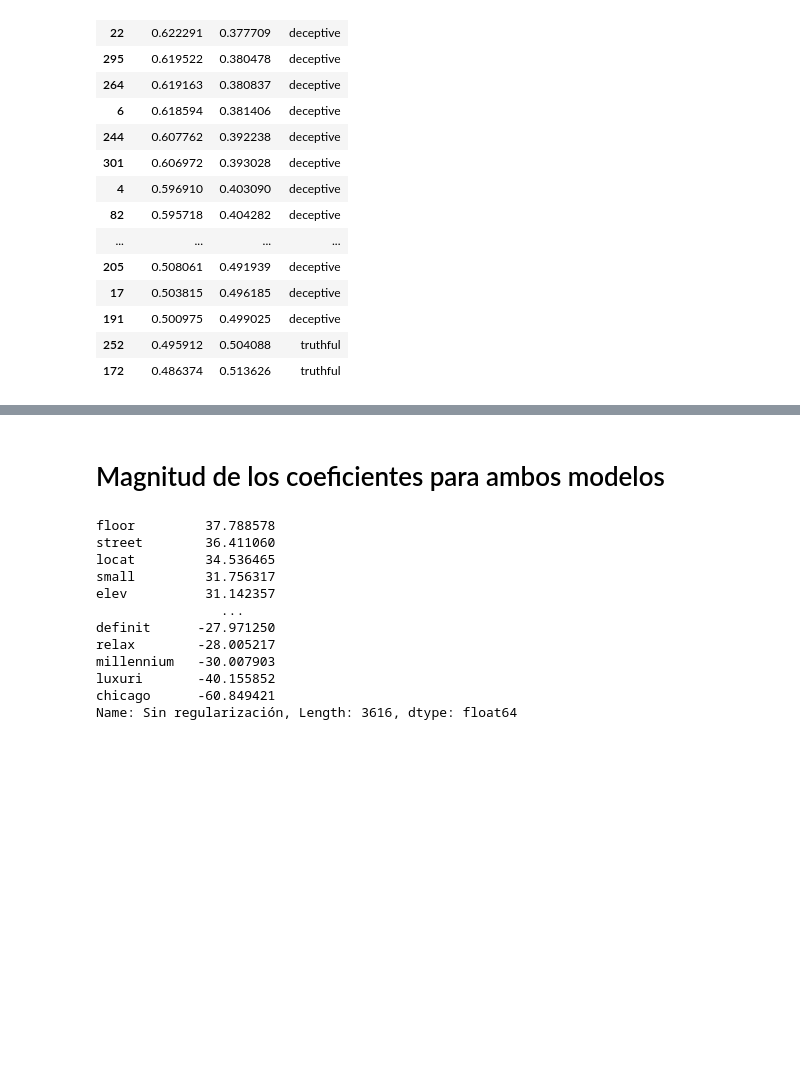
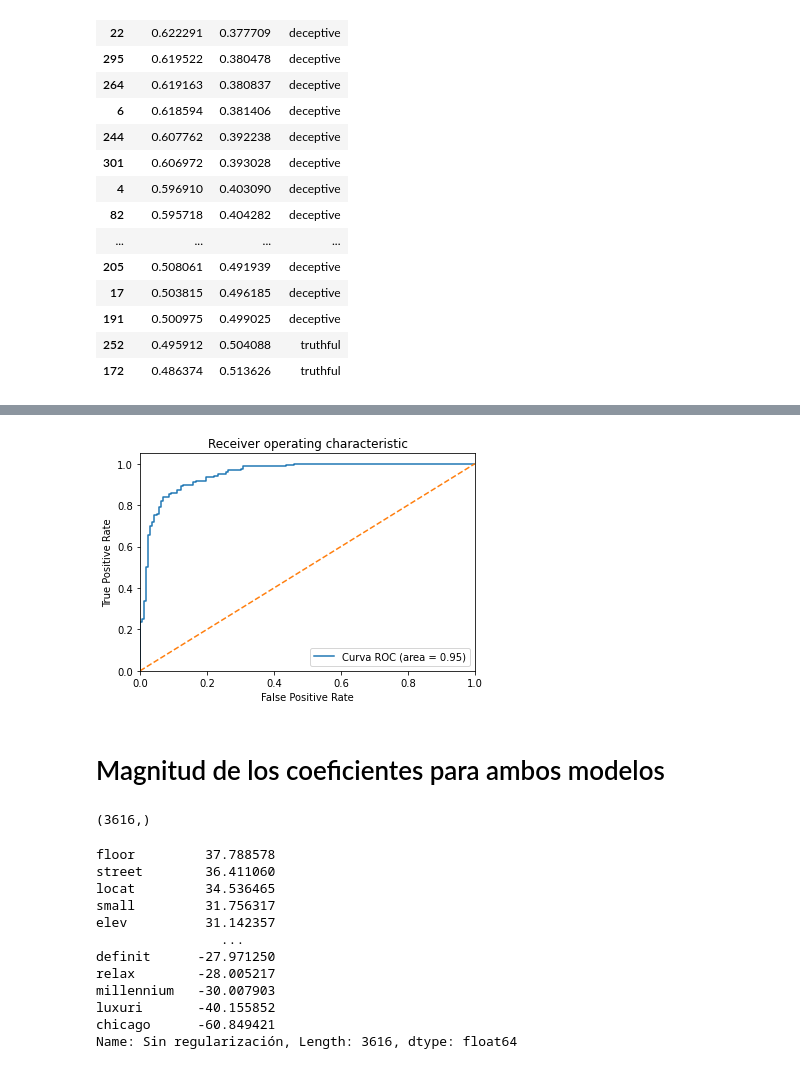
Before and after one commit to AnIsAsPe/LogisticRegression_SpamOpinion, a Jupyter notebook: Notebooks/Clasificador_reseñas_Regresión_logística_.ipynb, the cells around one changed output, grey strips where cells are left out. Cells and saved outputs as stored; diff of their text form; code cells hidden in the pictures; blank space fills up the shorter version.

```diff
--- a/Notebooks/Clasificador_reseñas_Regresión_logística_.ipynb
+++ b/Notebooks/Clasificador_reseñas_Regresión_logística_.ipynb
@@ -460,5 +509,31 @@ predicciones.sort_values('P(deceptive)',
+# %%
+def grafica_roc(clf, y_test):
+    '''Grafica la curva ROC para el conjunto de prueba'''
+    y_test_score = clf.predict_proba(X_test)[:, 1]
+    fpr, tpr, _ = roc_curve( y_test, y_test_score)
+    roc_auc = auc(fpr, tpr)  #Area bajo la curva (AUC, por sus siglas en inglés)
+    plt.figure()
+    plt.plot(fpr, tpr, label="Curva ROC (area = %0.2f)" % roc_auc)
+    plt.plot([0, 1], [0, 1], "--")
+    plt.xlim([0.0, 1.0])
+    plt.ylim([0.0, 1.05])
+    plt.xlabel("False Positive Rate")
+    plt.ylabel("True Positive Rate")
+    plt.title("Receiver operating characteristic")
+    plt.legend(loc="lower right")
+    plt.show()
+# %%
+ytest_bin = np.where(y_test=='deceptive', 0, 1)
+# %%
+grafica_roc(clasificador_ridge, ytest_bin)
+# %% [output]
+[figure, added]
 # %% [markdown]
 # Magnitud de los coeficientes para ambos modelos
+# %%
+clasificador_rl.coef_[0].shape
+# %% [output]
+(3616,)
 # %%
 coeficientes_rl = pd.Series(clasificador_rl.coef_[0],
                             index=palabras,
```
Also changed, not shown: parts of 14 cells of this notebook.
